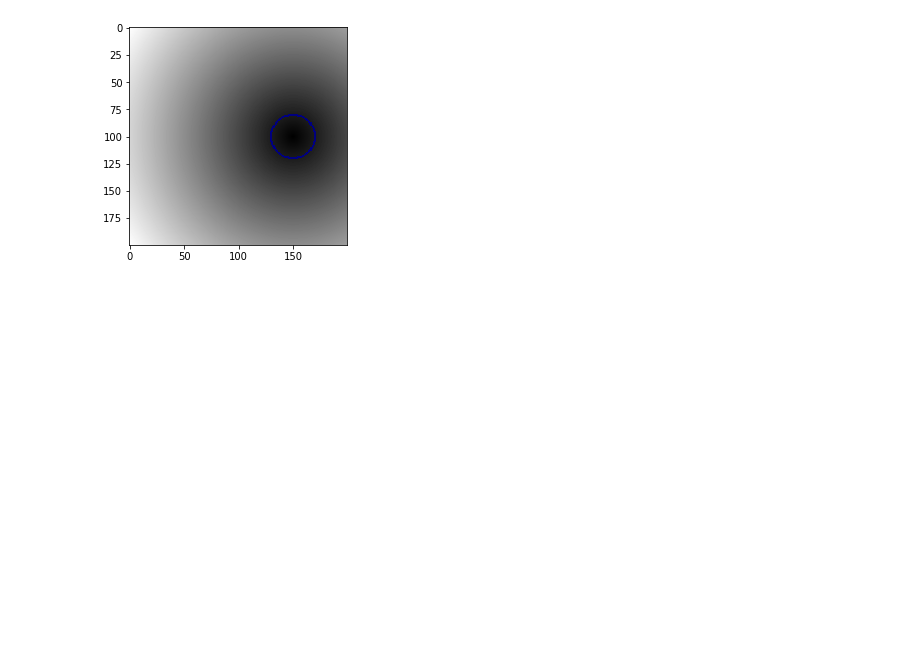
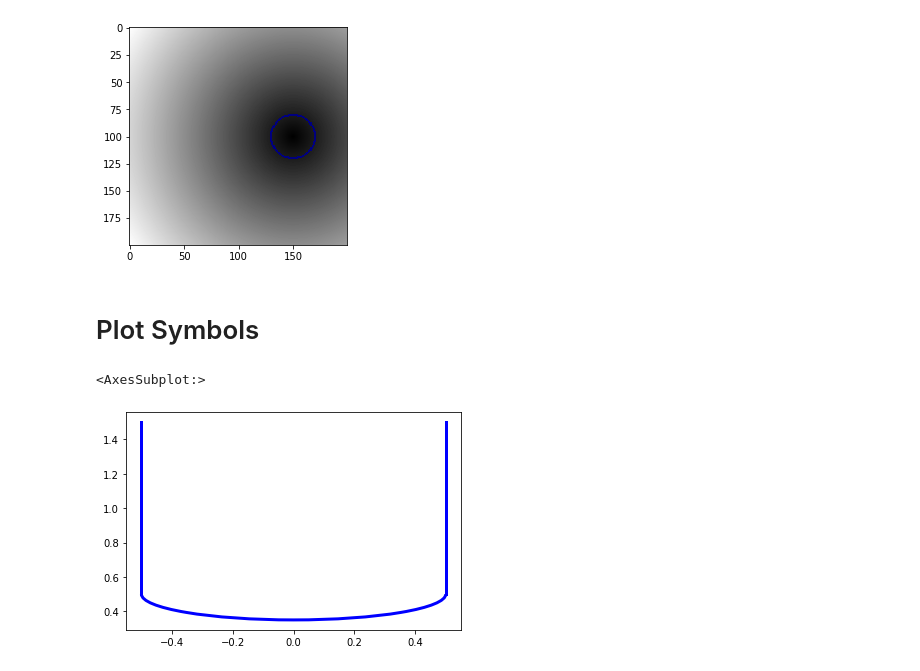
Before and after one commit to TheodoreAouad/3d_segm, a Jupyter notebook: Notebooks/Sandbox.ipynb, the cells around one changed output. Cells and saved outputs as stored; diff of their text form; code cells hidden in the pictures; blank space fills up the shorter version.

```diff
--- a/Notebooks/Sandbox.ipynb
+++ b/Notebooks/Sandbox.ipynb
@@ -1,6 +5,22 @@
 # %%
+from importlib import reload
+
 import numpy as np
 import matplotlib.pyplot as plt
+from matplotlib.patches import Arc
+
+import general.nn.viz.element as viz_element
+import general.nn.viz.plot_symbols as ps
+import general.nn.viz.element_symbols as es
+import general.nn.viz.element_image as ei
+import general.nn.viz.element_arrow as ea
+import general.nn.viz as all_viz
+import deep_morpho.morp_operations as mo
+import deep_morpho.viz.morp_operations_viz as mov
+
+def reload_modules():
+    for modl in [viz_element, ps, es, ei, ea, all_viz, mo, mov]:
+        reload(modl)
 # %% [markdown]
 # Some level sets
 # %%
@@ -103,3 +123,14 @@ fig, ax = plt.subplots()
 plot_lvset_ax(ax, lvset, 1e-2)
 # %% [output]
 [figure]
+# %% [markdown]
+# Plot Symbols
+# %%
+reload_modules()
+
+fig, ax = plt.subplots(1,1)
+
+ps.plot_union_on_ax(ax, [0, 1], color='blue', linewidth=3)
+# %% [output]
+<AxesSubplot:>
+[figure, added]
```
Also changed, not shown: parts of 8 cells of this notebook, 12 other files.
